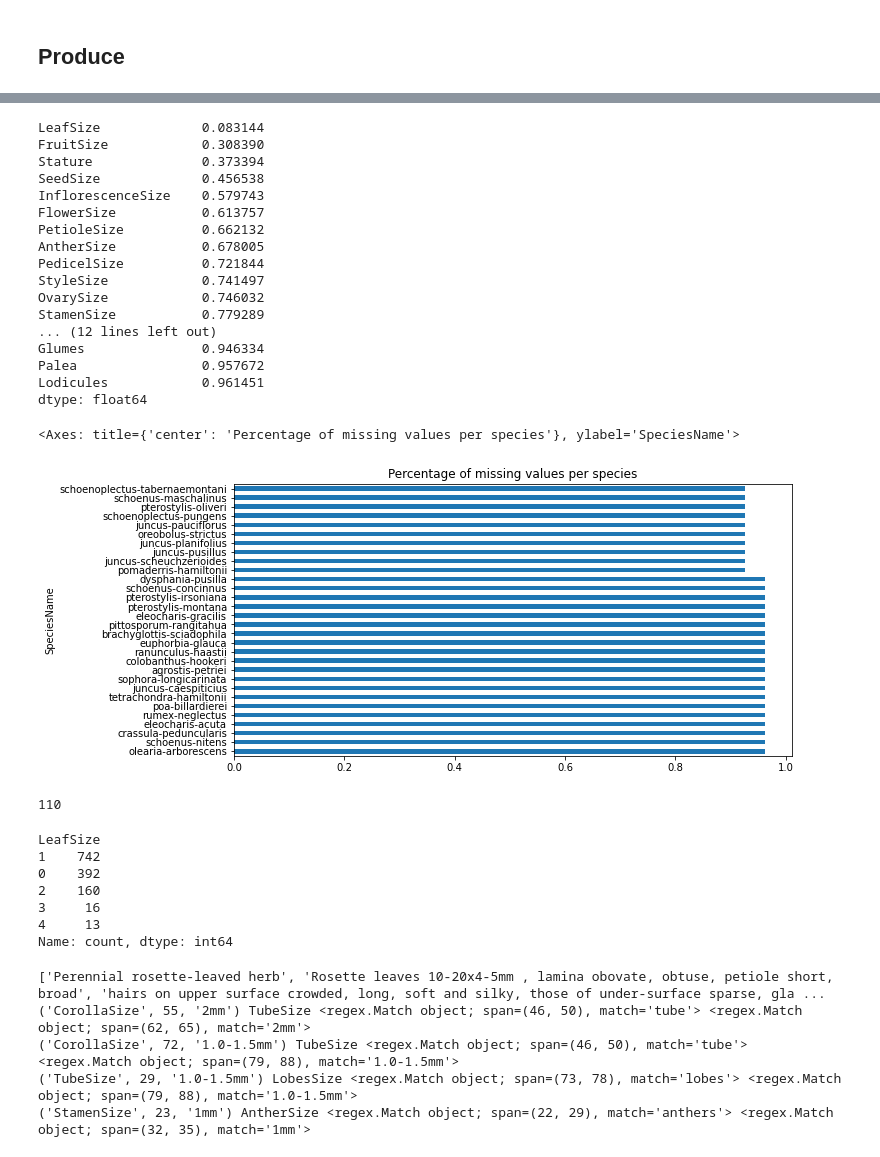
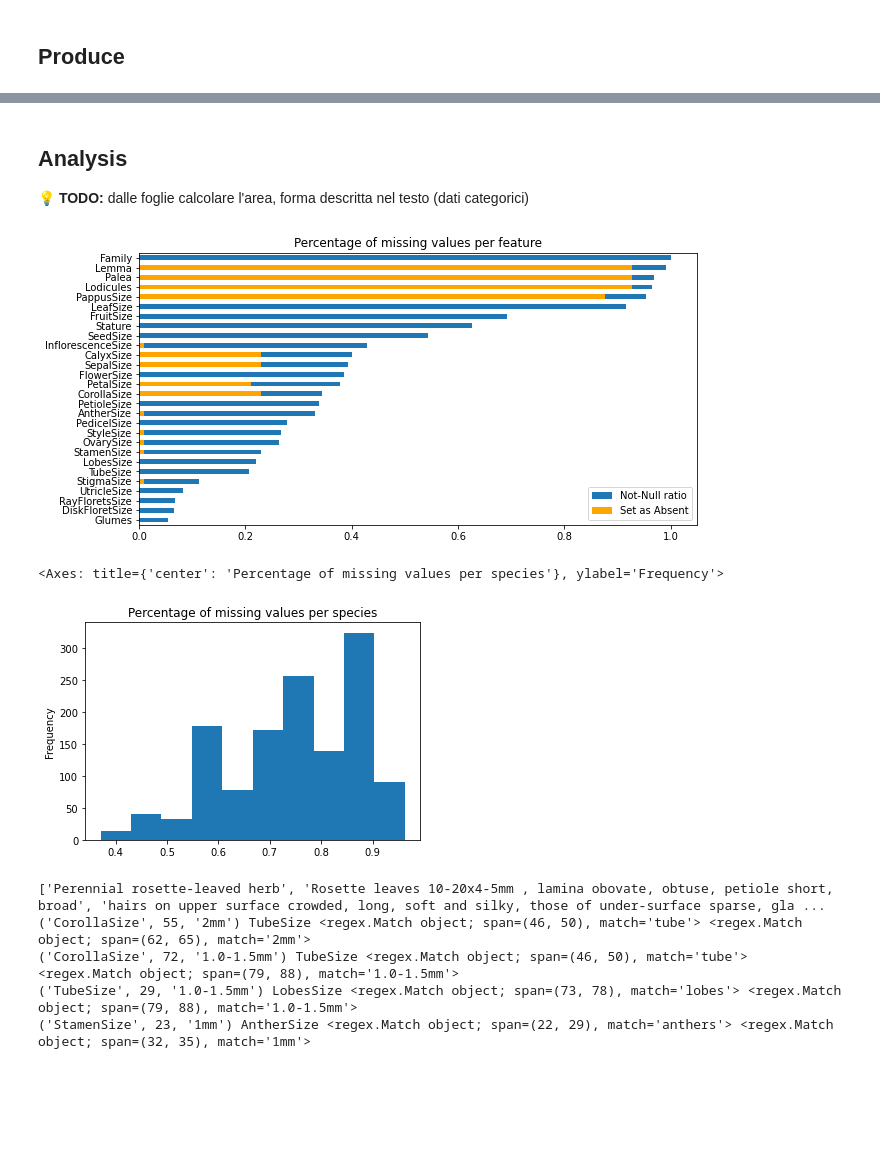
Before and after one commit to simone7monaco/newzeland-plants, a Jupyter notebook: Analysis.ipynb, the cells around one changed output, grey strips where cells are left out. Drawn from its saved outputs; the diff is of its cells as text; code cells hidden in the pictures; blank space fills up the shorter version.

```diff
--- a/Analysis.ipynb
+++ b/Analysis.ipynb
@@ -139,0 +324,4 @@ processed_features = pd.read_csv('processed_features.csv', index_col=0)
+# %%
+processed_features = pd.read_csv('processed_features_num.csv', index_col=0)
+cat_features = pd.read_excel('Words before and after traits_v2.xlsx', sheet_name='Categorical traits').drop(columns=['FlowerSize'])
+# TODO: Verificare il significato di "FlowerSize" in questa tabella
@@ -139,0 +378,2 @@ processed_features = pd.read_csv('processed_features.csv', index_col=0)
+# %%
+processed_features = processed_features.join(cat_features.set_index(cat_features.SpeciesName.str.lower().str.replace(' ', '-')), rsuffix='cat')
@@ -139,0 +402,2 @@ processed_features = pd.read_csv('processed_features.csv', index_col=0)
+# %%
+processed_features = processed_features.drop(columns=['Familycat'])
@@ -140,42 +407,20 @@ processed_features = pd.read_csv('processed_features.csv', index_col=0)
+# %% [markdown]
+## Analysis
+
+💡 **TODO:** dalle foglie calcolare l'area, forma descritta nel testo (dati categorici)
+# %%
+tmp = (processed_features.notna().sum(axis=0)/len(processed_features)).sort_values()
+tmp.plot.barh(figsize=(10, 5), title='Percentage of missing values per feature', label='Not-Null ratio')
+(processed_features.eq('Absent').sum(axis=0)/len(processed_features)).loc[tmp.index].plot.barh(figsize=(10, 5), title='Percentage of missing values per feature', color='orange', label='Set as Absent')
+plt.legend()
+plt.show()
+# %% [output]
+[figure, added]
 # %%
-(processed_features.isna().sum(axis=0)/len(processed_features)).sort_values()#.plot.barh(figsize=(10, 5), title='Percentage of missing values per feature')
+(processed_features.isna().sum(axis=1)/processed_features.shape[1]).sort_values(ascending=False).plot.hist(title='Percentage of missing values per species') #.plot.barh(figsize=(10, 5), title='Percentage of missing values per species')
 # %% [output]
-LeafSize             0.083144
-FruitSize            0.308390
-Stature              0.373394
-SeedSize             0.456538
-InflorescenceSize    0.579743
-FlowerSize           0.613757
-PetioleSize          0.662132
-AntherSize           0.678005
-PedicelSize          0.721844
-StyleSize            0.741497
-OvarySize            0.746032
-StamenSize           0.779289
-... (12 lines left out)
-Glumes               0.946334
-Palea                0.957672
-Lodicules            0.961451
-dtype: float64
+<Axes: title={'center': 'Percentage of missing values per species'}, ylabel='Frequency'>
+[figure, added]
-# %%
-(processed_features.isna().sum(axis=1)/processed_features.shape[1]).sort_values(ascending=False).head(30).plot.barh(figsize=(10, 5), title='Percentage of missing values per species')
-# %% [output]
-<Axes: title={'center': 'Percentage of missing values per species'}, ylabel='SpeciesName'>
-[figure, removed]
-# %%
-processed_features.LeafSize.isna().sum()
-# %% [output]
-110
-# %%
-processed_features.LeafSize.str.split(';').apply(lambda x: sum(['x' in y for y in x]) if not isinstance(x, float) else 0).value_counts()
-# %% [output]
-LeafSize
-1    742
-0    392
-2    160
-3     16
-4     13
-Name: count, dtype: int64
 # %%
 sp = 'myosotis-antarctica'
 ft = species.iloc[species.index.get_loc(sp):species.index.get_loc(sp)+1].Features
```
Also changed, not shown: parts of 52 cells of this notebook, 6 other files.
